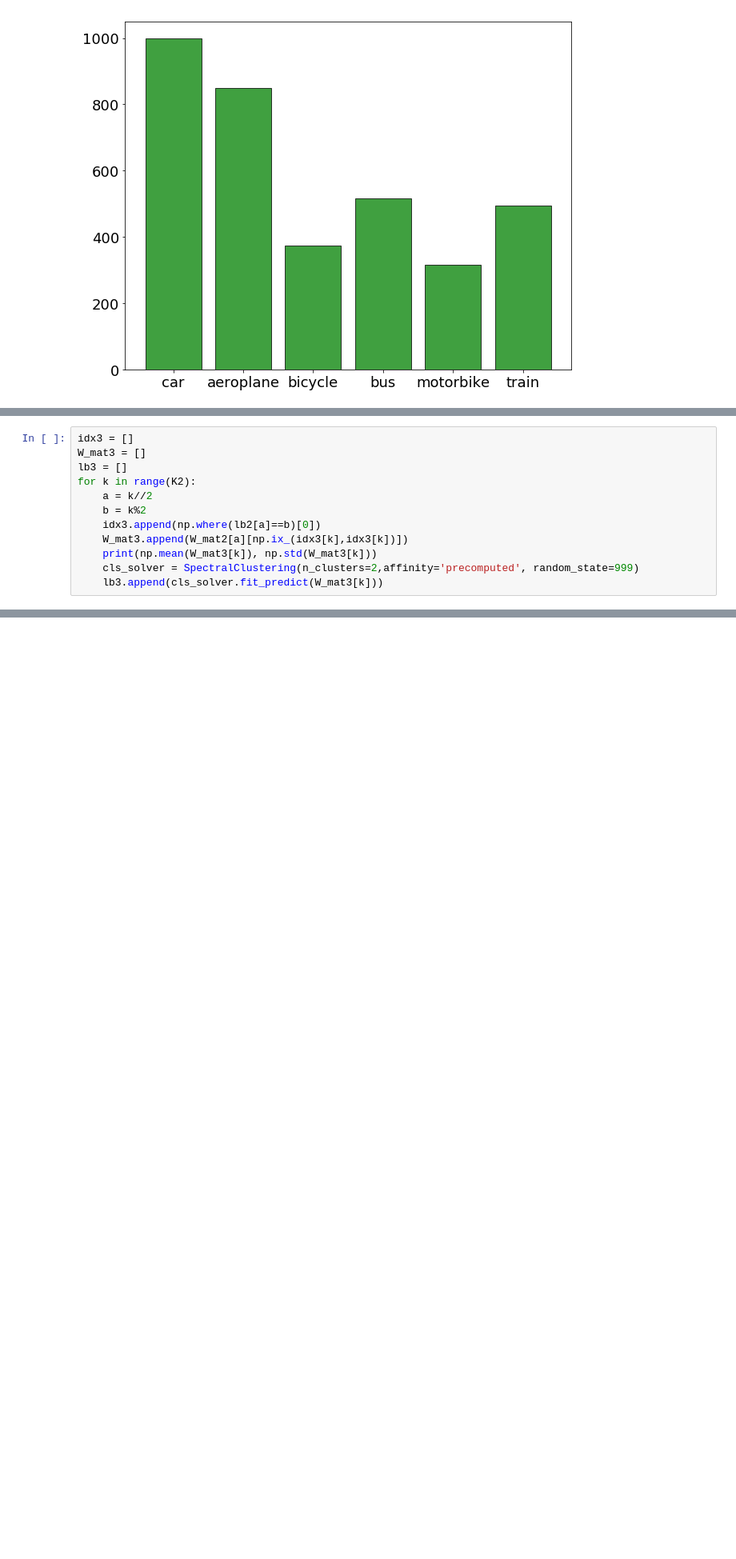
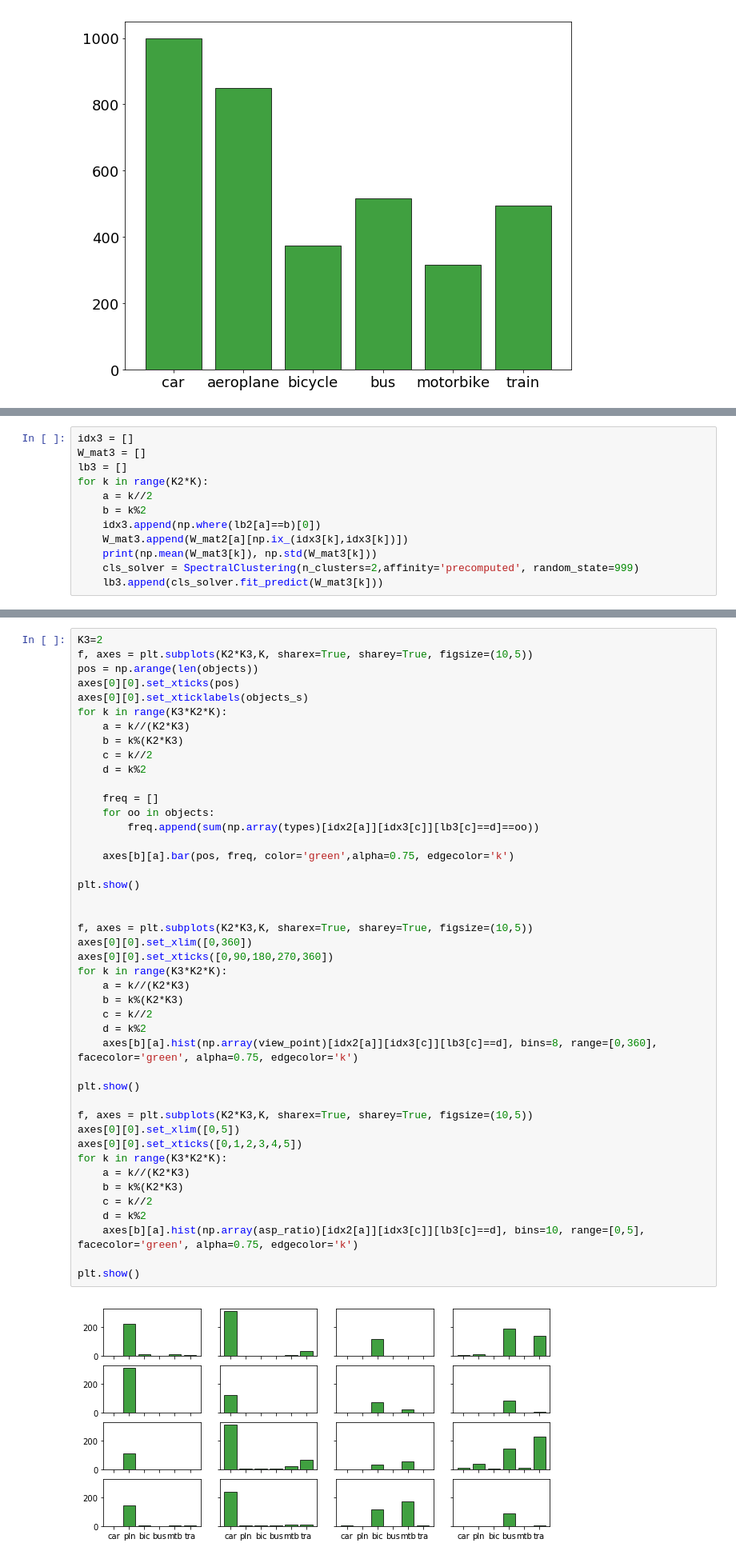
Before and after one commit to qliu24/qing_voting_139, a Jupyter notebook: qing_clustering/AllObjVC_cluster.ipynb, the cells around one changed output, grey strips where cells are left out. Shown at 80% size. Drawn from its saved outputs; the diff is of its cells as text; blank space fills up the shorter version.

```diff
--- a/qing_clustering/AllObjVC_cluster.ipynb
+++ b/qing_clustering/AllObjVC_cluster.ipynb
@@ -243,7 +250,7 @@ plt.show()
 idx3 = []
 W_mat3 = []
 lb3 = []
-for k in range(K2):
+for k in range(K2*K):
     a = k//2
     b = k%2
     idx3.append(np.where(lb2[a]==b)[0])
@@ -258,0 +270,46 @@ for k in range(K2):
+# %%
+K3=2
+f, axes = plt.subplots(K2*K3,K, sharex=True, sharey=True, figsize=(10,5))
+pos = np.arange(len(objects))
+axes[0][0].set_xticks(pos)
+axes[0][0].set_xticklabels(objects_s)
+for k in range(K3*K2*K):
+    a = k//(K2*K3)
+    b = k%(K2*K3)
+    c = k//2
+    d = k%2
+
+    freq = []
+    for oo in objects:
+        freq.append(sum(np.array(types)[idx2[a]][idx3[c]][lb3[c]==d]==oo))
+
+    axes[b][a].bar(pos, freq, color='green',alpha=0.75, edgecolor='k')
+
+plt.show()
+
+
+f, axes = plt.subplots(K2*K3,K, sharex=True, sharey=True, figsize=(10,5))
+axes[0][0].set_xlim([0,360])
+axes[0][0].set_xticks([0,90,180,270,360])
+for k in range(K3*K2*K):
+    a = k//(K2*K3)
+    b = k%(K2*K3)
+    c = k//2
+    d = k%2
+    axes[b][a].hist(np.array(view_point)[idx2[a]][idx3[c]][lb3[c]==d], bins=8, range=[0,360], facecolor='green', alpha=0.75, edgecolor='k')
+
+plt.show()
+
+f, axes = plt.subplots(K2*K3,K, sharex=True, sharey=True, figsize=(10,5))
+axes[0][0].set_xlim([0,5])
+axes[0][0].set_xticks([0,1,2,3,4,5])
+for k in range(K3*K2*K):
+    a = k//(K2*K3)
+    b = k%(K2*K3)
+    c = k//2
+    d = k%2
+    axes[b][a].hist(np.array(asp_ratio)[idx2[a]][idx3[c]][lb3[c]==d], bins=10, range=[0,5], facecolor='green', alpha=0.75, edgecolor='k')
+
+plt.show()
+# %% [output]
+[figure, added]
```
Also changed, not shown: parts of 8 cells of this notebook, 31 other files.
